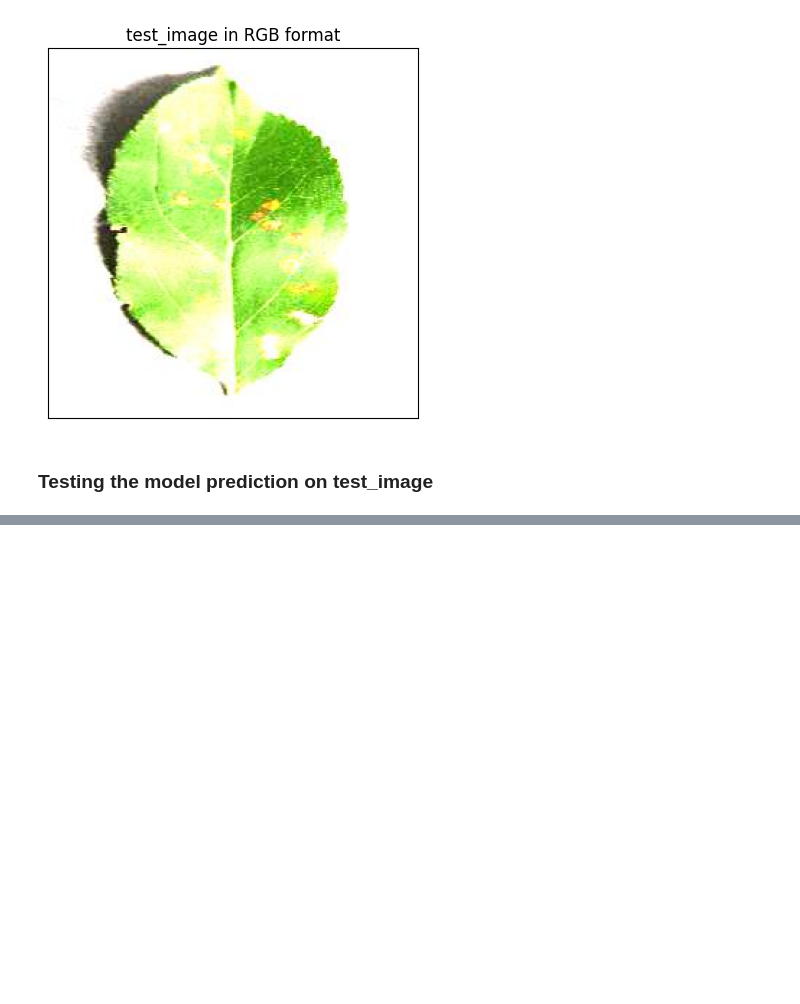
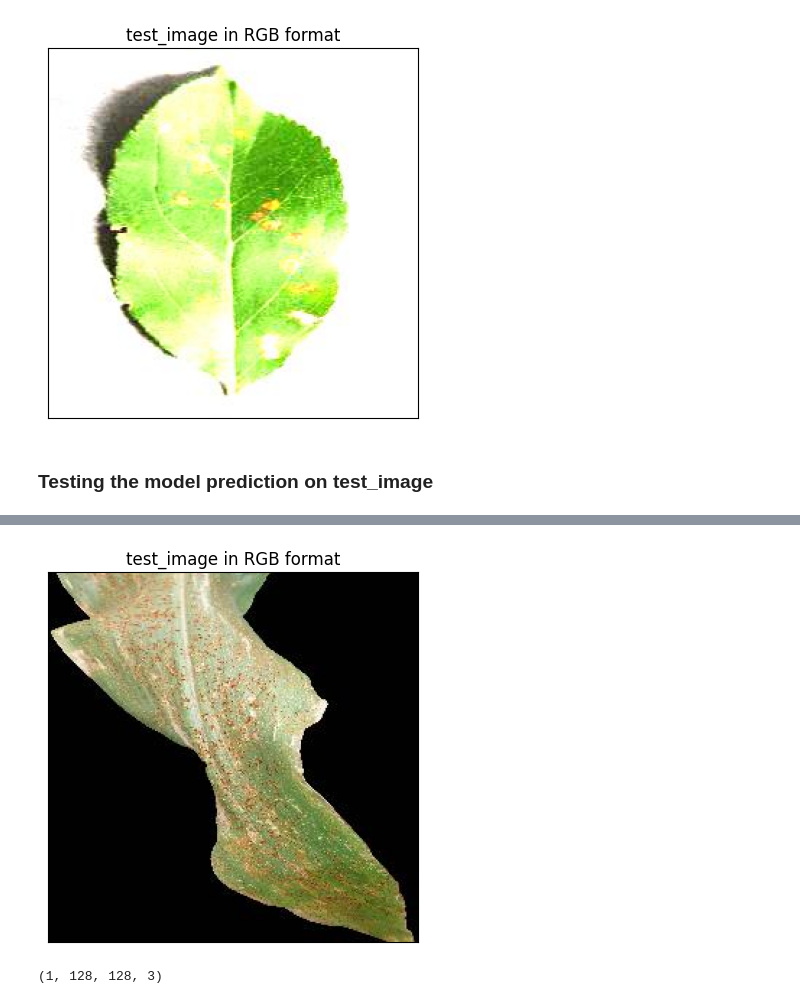
Before and after one commit to rravi27/plant_disease_detection, a Jupyter notebook: Test_plaint _disease.ipynb, the cells around one changed output, grey strips where cells are left out. Saved outputs shown, nothing was run; the diff lists cells and outputs as text; code cells hidden in the pictures; blank space fills up the shorter version.

```diff
--- a/Test_plaint _disease.ipynb
+++ b/Test_plaint _disease.ipynb
@@ -80,0 +175,18 @@ plt.show()
+# %%
+#converting from bgr to rgb
+img2 = cv2.cvtColor(img2, cv2.COLOR_BGR2RGB)
+
+plt.imshow(img2)
+plt.title("test_image in RGB format")
+plt.xticks([])
+plt.yticks([])
+plt.show()
+# %% [output]
+[figure, added]
+# %%
+image2 = tf.keras.preprocessing.image.load_img(image_path2,target_size=(128,128))
+input_arr2 = tf.keras.preprocessing.image.img_to_array(image2)
+input_arr2 = np.array([input_arr2]) #convert single image to a batch
+print(input_arr2.shape)
+# %% [output]
+(1, 128, 128, 3)
```
Also changed, not shown: parts of 11 cells of this notebook, 1 other file.
